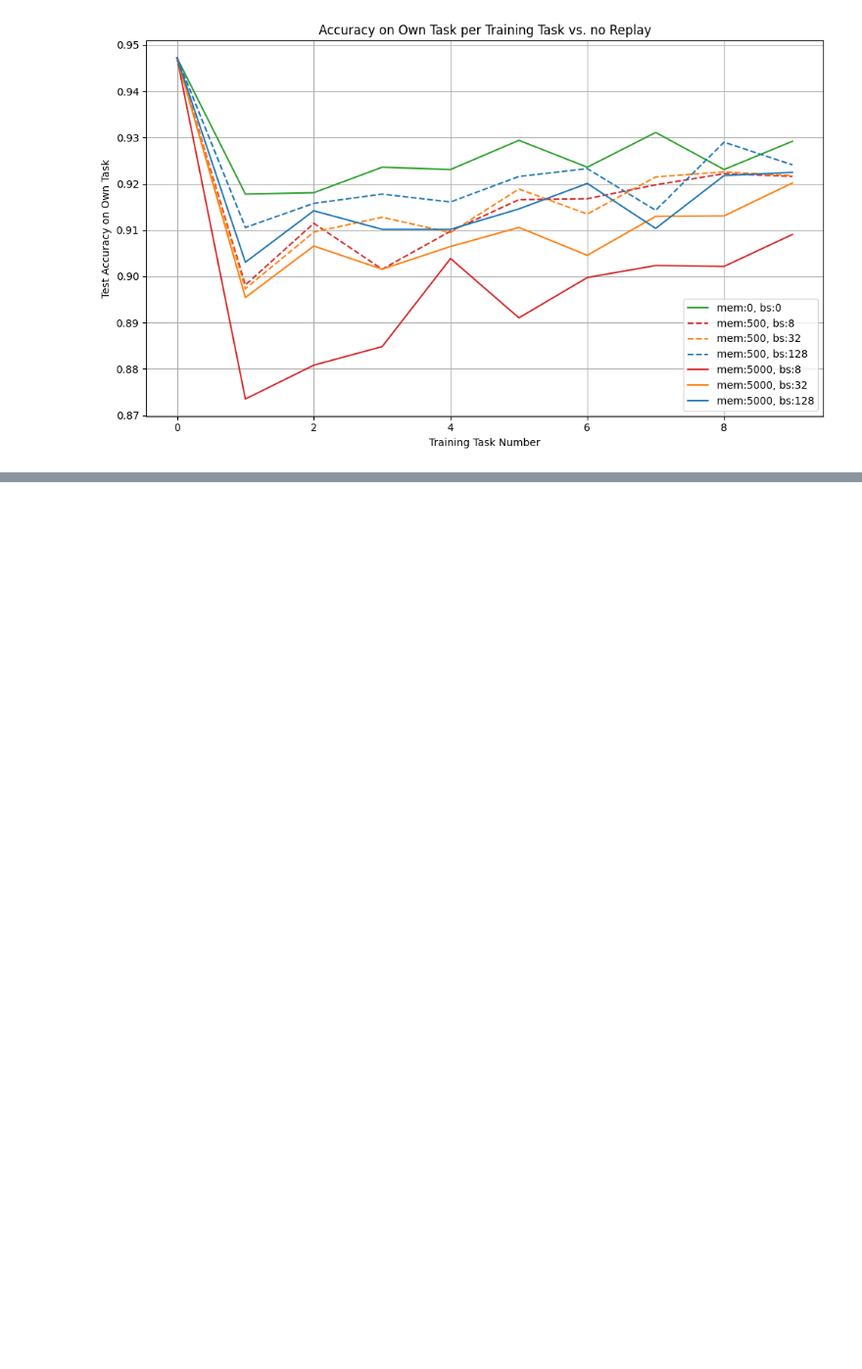
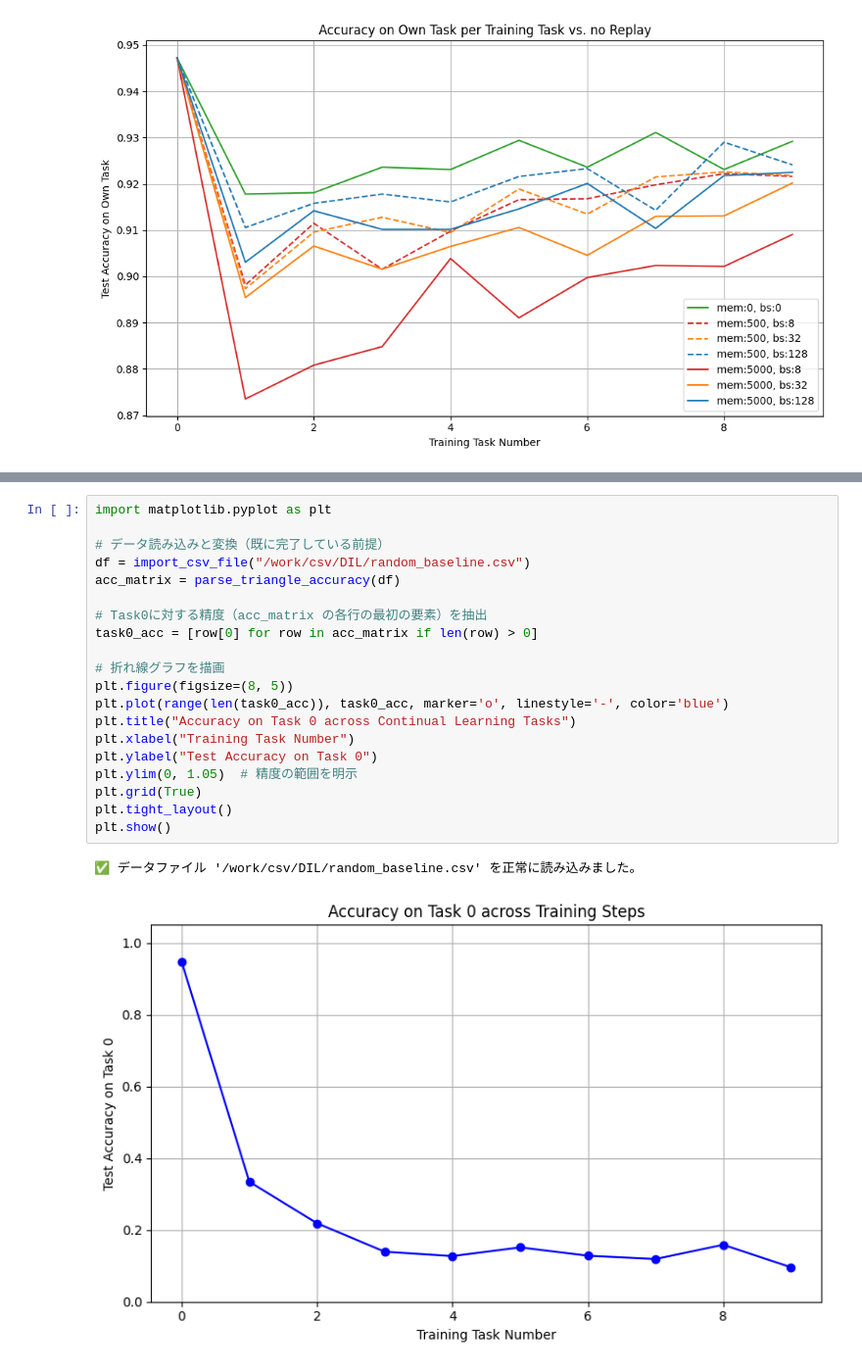
Before and after one commit to yuuharu11/liquid_time-constant_networks, a Jupyter notebook: make_graph.ipynb, the cells around one changed output, grey strips where cells are left out. Shown at 98% size. Cells and saved outputs as stored; diff of their text form; blank space fills up the shorter version.

```diff
--- a/make_graph.ipynb
+++ b/make_graph.ipynb
@@ -253,0 +385,23 @@ plot_own_task_accuracy_with_style(all_results, csv_list, meta_info, "Accuracy on
+# %%
+import matplotlib.pyplot as plt
+
+# データ読み込みと変換（既に完了している前提）
+df = import_csv_file("/work/csv/DIL/random_baseline.csv")
+acc_matrix = parse_triangle_accuracy(df)
+
+# Task0に対する精度（acc_matrix の各行の最初の要素）を抽出
+task0_acc = [row[0] for row in acc_matrix if len(row) > 0]
+
+# 折れ線グラフを描画
+plt.figure(figsize=(8, 5))
+plt.plot(range(len(task0_acc)), task0_acc, marker='o', linestyle='-', color='blue')
+plt.title("Accuracy on Task 0 across Continual Learning Tasks")
+plt.xlabel("Training Task Number")
+plt.ylabel("Test Accuracy on Task 0")
+plt.ylim(0, 1.05)  # 精度の範囲を明示
+plt.grid(True)
+plt.tight_layout()
+plt.show()
+# %% [output]
+✅ データファイル '/work/csv/DIL/random_baseline.csv' を正常に読み込みました。
+[figure, added]
```
Also changed, not shown: parts of 5 cells of this notebook, 12 other files.
